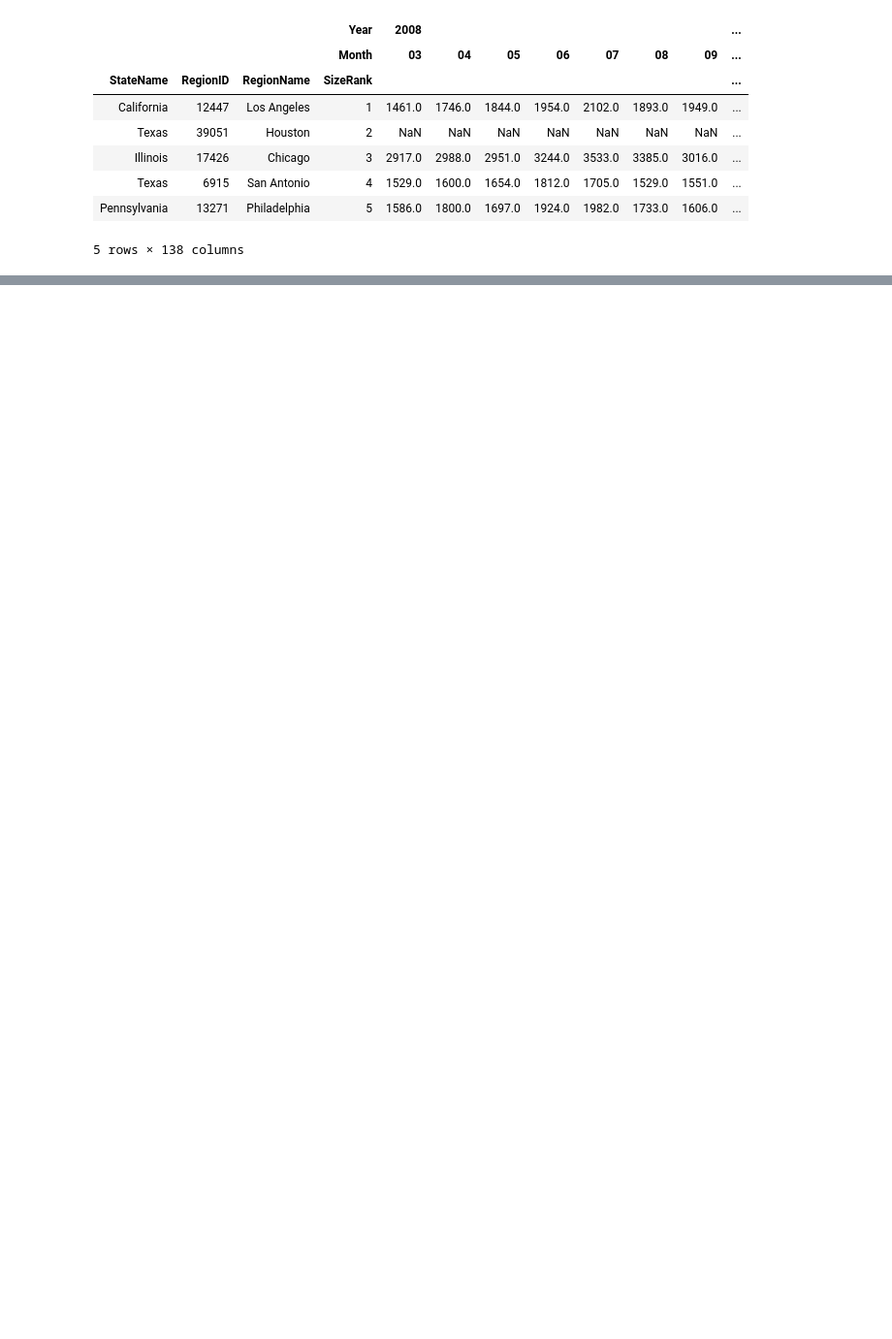
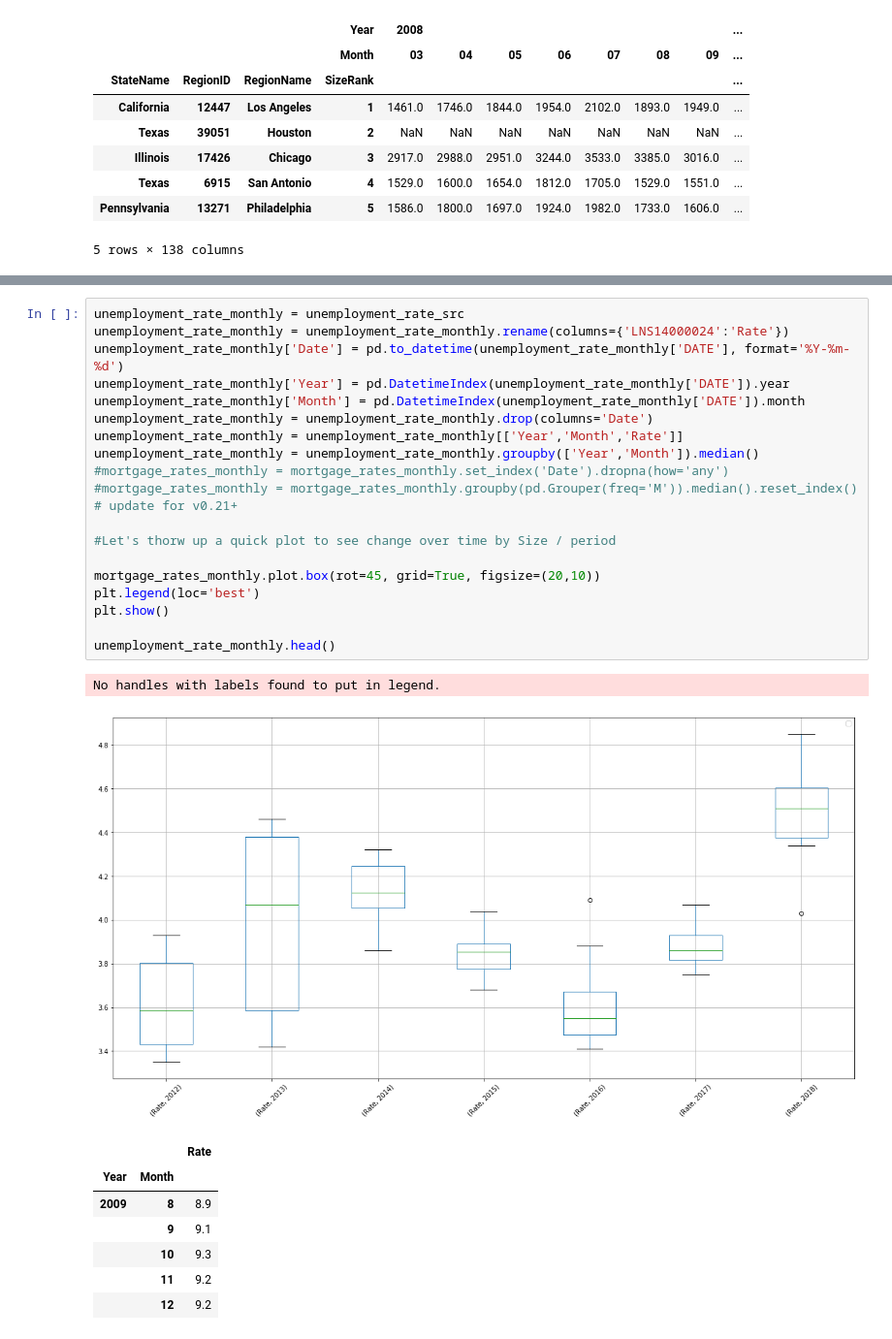
Before and after one commit to JosueGar/team_project_1, a Jupyter notebook: Randall_scratchpad.ipynb, the cells around one changed output, grey strips where cells are left out. Shown at 97% size. Cells and saved outputs as stored; diff of their text form; blank space fills up the shorter version.

```diff
--- a/Randall_scratchpad.ipynb
+++ b/Randall_scratchpad.ipynb
@@ -396,0 +425,29 @@ sales_count.head()
+# %%
+unemployment_rate_monthly = unemployment_rate_src
+unemployment_rate_monthly = unemployment_rate_monthly.rename(columns={'LNS14000024':'Rate'})
+unemployment_rate_monthly['Date'] = pd.to_datetime(unemployment_rate_monthly['DATE'], format='%Y-%m-%d')
+unemployment_rate_monthly['Year'] = pd.DatetimeIndex(unemployment_rate_monthly['DATE']).year
+unemployment_rate_monthly['Month'] = pd.DatetimeIndex(unemployment_rate_monthly['DATE']).month
+unemployment_rate_monthly = unemployment_rate_monthly.drop(columns='Date')
+unemployment_rate_monthly = unemployment_rate_monthly[['Year','Month','Rate']]
+unemployment_rate_monthly = unemployment_rate_monthly.groupby(['Year','Month']).median()
+#mortgage_rates_monthly = mortgage_rates_monthly.set_index('Date').dropna(how='any')
+#mortgage_rates_monthly = mortgage_rates_monthly.groupby(pd.Grouper(freq='M')).median().reset_index()  # update for v0.21+
+
+#Let's thorw up a quick plot to see change over time by Size / period
+
+mortgage_rates_monthly.plot.box(rot=45, grid=True, figsize=(20,10))
+plt.legend(loc='best')
+plt.show()
+
+unemployment_rate_monthly.head()
+# %% [output]
+No handles with labels found to put in legend.
+[figure, added]
+|  |  | Rate |
+| Year | Month |  |
+| 2009 | 8 | 8.9 |
+|  | 9 | 9.1 |
+|  | 10 | 9.3 |
+|  | 11 | 9.2 |
+|  | 12 | 9.2 |
```
Also changed, not shown: parts of 9 cells of this notebook, 1 other file.
